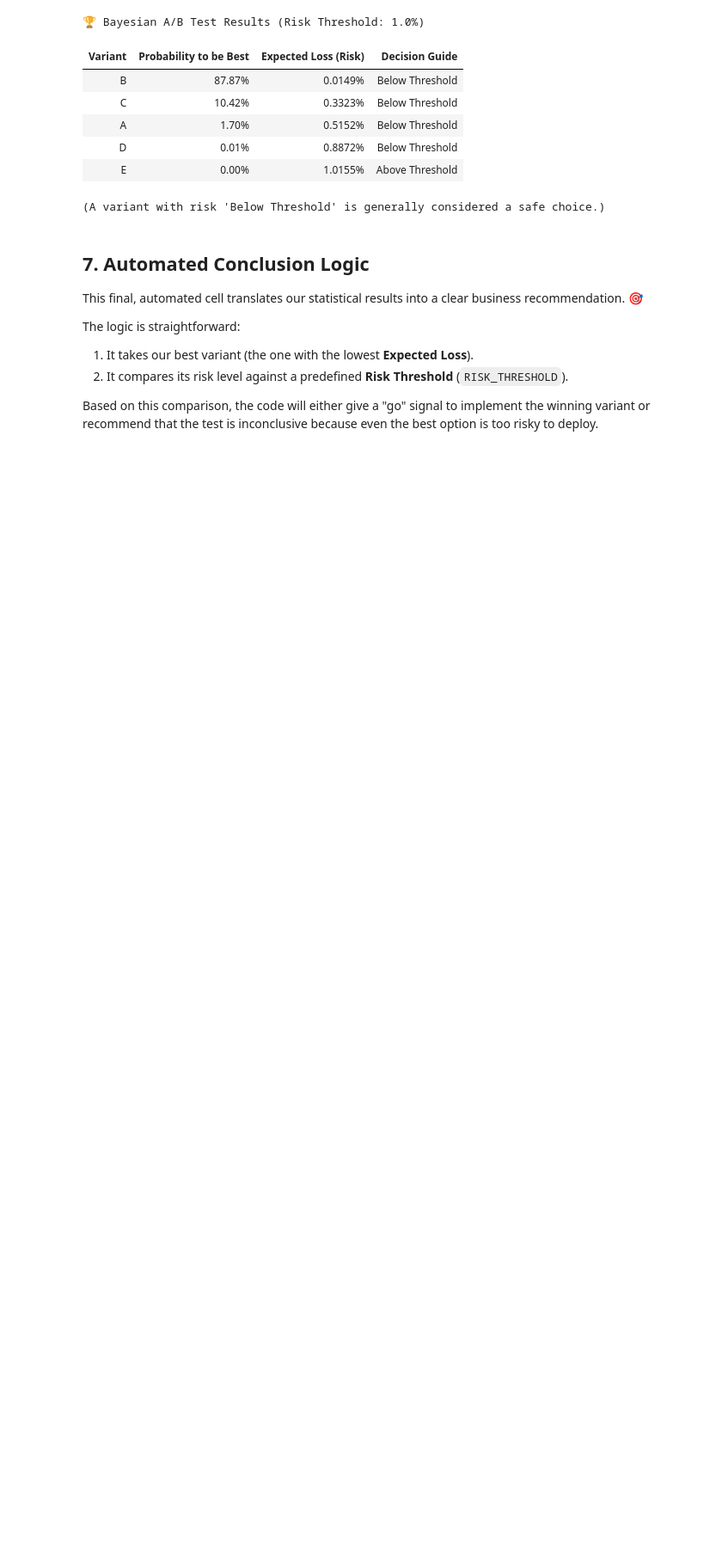
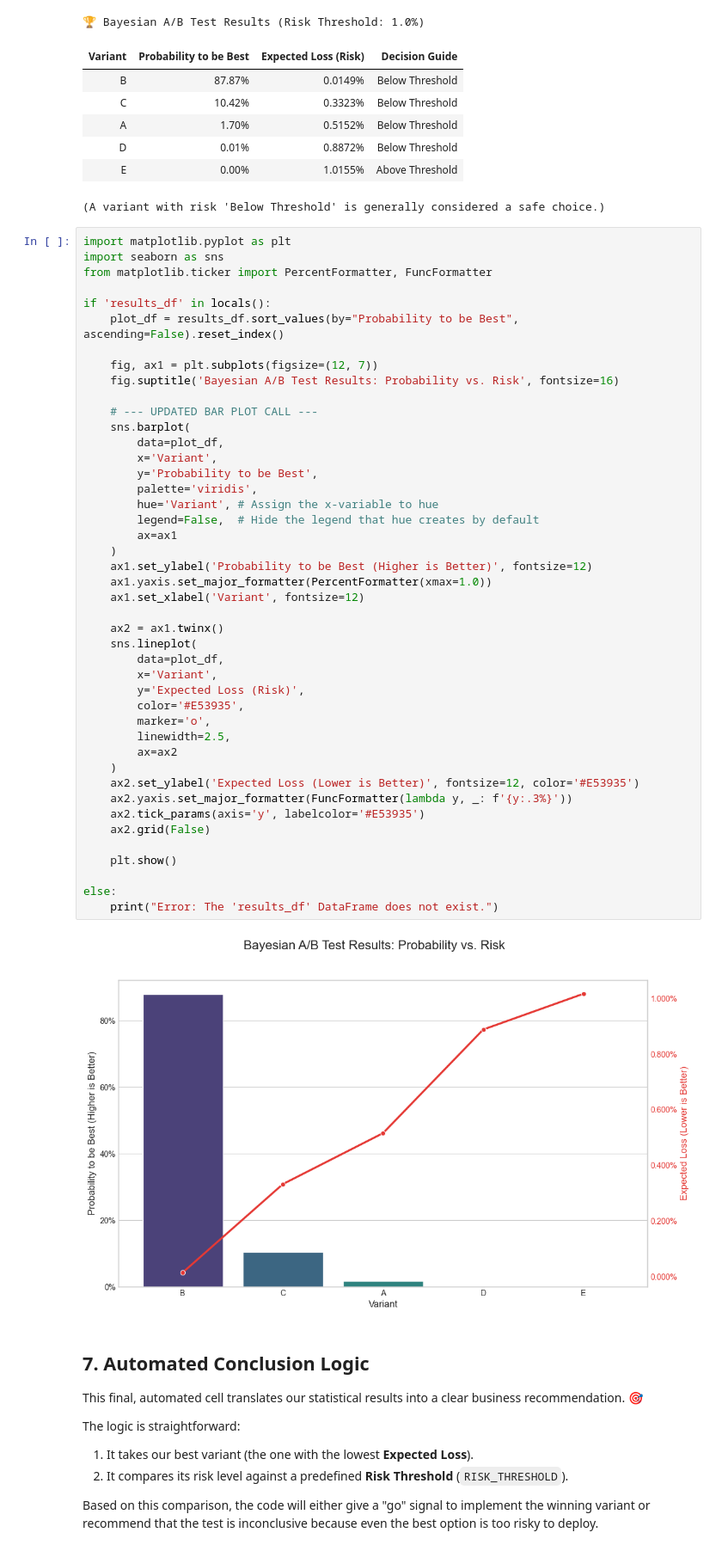
Before and after one commit to dsandux/Bayesian-AB-Test-Toolkit, a Jupyter notebook: Bayesian A-B Testing/Bayesian A-B Test.ipynb, the cells around one changed output. Shown: that part at 86% size. Cells and saved outputs as stored; diff of their text form; blank space fills up the shorter version.

Commit message:
v 0.6.0 New plot added.

```diff
--- a/Bayesian A-B Testing/Bayesian A-B Test.ipynb
+++ b/Bayesian A-B Testing/Bayesian A-B Test.ipynb
@@ -367,6 +380,52 @@ print("\n(A variant with risk 'Below Threshold' is generally considered a safe c
 | D | 0.01% | 0.8872% | Below Threshold |
 | E | 0.00% | 1.0155% | Above Threshold |
 (A variant with risk 'Below Threshold' is generally considered a safe choice.)
+# %%
+import matplotlib.pyplot as plt
+import seaborn as sns
+from matplotlib.ticker import PercentFormatter, FuncFormatter
+
+if 'results_df' in locals():
+    plot_df = results_df.sort_values(by="Probability to be Best", ascending=False).reset_index()
+
+    fig, ax1 = plt.subplots(figsize=(12, 7))
+    fig.suptitle('Bayesian A/B Test Results: Probability vs. Risk', fontsize=16)
+
+    # --- UPDATED BAR PLOT CALL ---
+    sns.barplot(
+        data=plot_df,
+        x='Variant',
+        y='Probability to be Best',
+        palette='viridis',
+        hue='Variant', # Assign the x-variable to hue
+        legend=False,  # Hide the legend that hue creates by default
+        ax=ax1
+    )
+    ax1.set_ylabel('Probability to be Best (Higher is Better)', fontsize=12)
+    ax1.yaxis.set_major_formatter(PercentFormatter(xmax=1.0))
+    ax1.set_xlabel('Variant', fontsize=12)
+
+    ax2 = ax1.twinx()
+    sns.lineplot(
+        data=plot_df,
+        x='Variant',
+        y='Expected Loss (Risk)',
+        color='#E53935',
+        marker='o',
+        linewidth=2.5,
+        ax=ax2
+    )
+    ax2.set_ylabel('Expected Loss (Lower is Better)', fontsize=12, color='#E53935')
+    ax2.yaxis.set_major_formatter(FuncFormatter(lambda y, _: f'{y:.3%}'))
+    ax2.tick_params(axis='y', labelcolor='#E53935')
+    ax2.grid(False)
+
+    plt.show()
+
+else:
+    print("Error: The 'results_df' DataFrame does not exist.")
+# %% [output]
+[figure, added]
 # %% [markdown]
 ## 7. Automated Conclusion Logic
 This final, automated cell translates our statistical results into a clear business recommendation. 🎯
```
Also changed, not shown: parts of 3 cells of this notebook.
